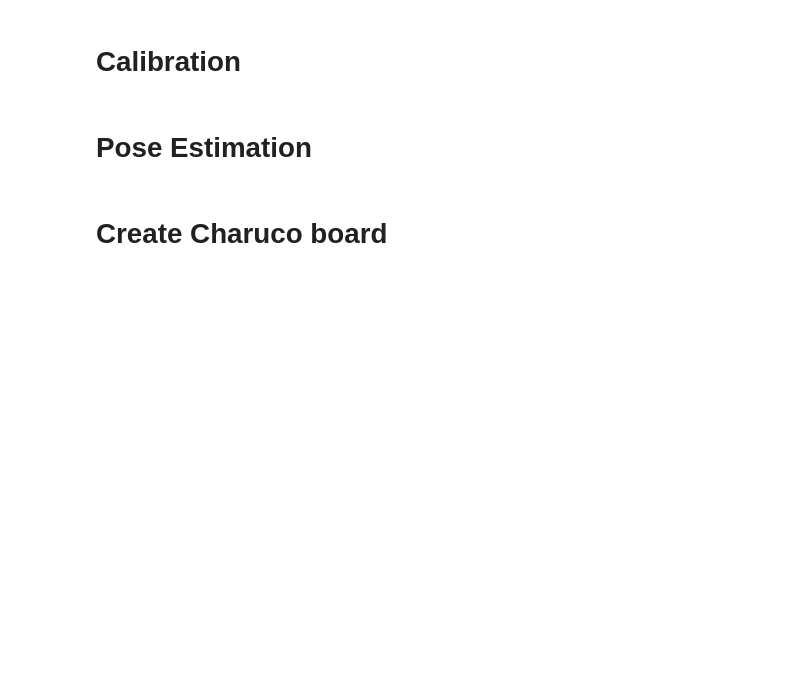
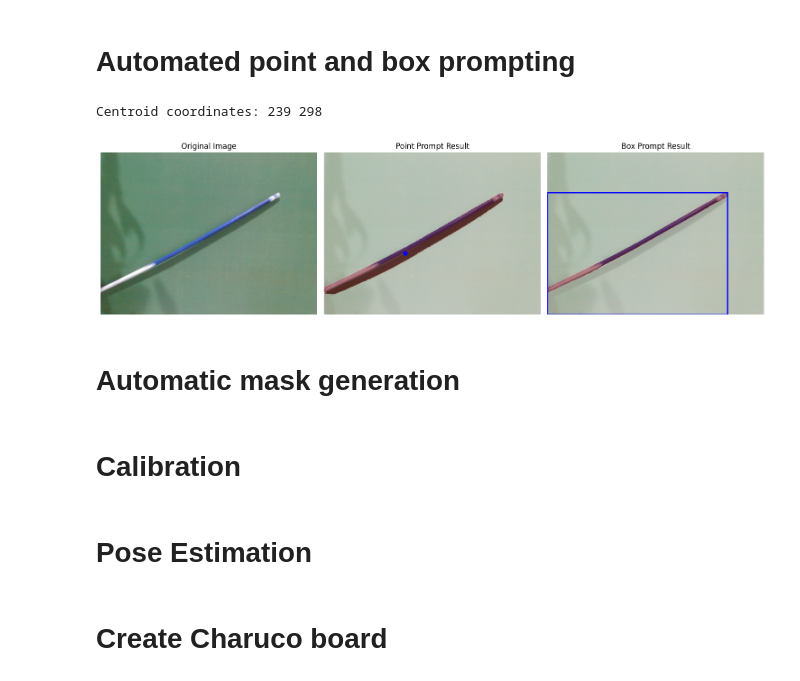
Before and after one commit to jasonkglim/Catheter-Perception, a Jupyter notebook: testing.ipynb, the cells around one changed output. Saved outputs shown, nothing was run; the diff lists cells and outputs as text; code cells hidden in the pictures; blank space fills up the shorter version.

```diff
--- a/testing.ipynb
+++ b/testing.ipynb
@@ -0,0 +107,68 @@
+# %% [markdown]
+# Automated point and box prompting
+# %%
+import cv2
+import numpy as np
+import torch
+from segment_anything import SamPredictor, sam_model_registry
+import matplotlib.pyplot as plt
+
+
+# ===============================================
+# ============ APPROACH 1: POINT PROMPT =========
+# ===============================================
+# Get the centroid of the binary mask
+M = cv2.moments(binary_mask)
+if M["m00"] != 0:
+    cx = int(M["m10"] / M["m00"])
+    cy = int(M["m01"] / M["m00"])
+    point_coords = np.array([[cx, cy]])
+else:
+    raise ValueError("No foreground pixels found in binary mask")
+
+print("Centroid coordinates:", cx, cy)
+
+
+point_labels = np.array([1])  # 1 = foreground
+
+masks_point, scores_point, _ = predictor.predict(
+    point_coords=point_coords,
+    point_labels=point_labels,
+    multimask_output=False,
+)
+
+# ===============================================
+# ============ APPROACH 2: BOX PROMPT ===========
+# ===============================================
+x, y, w, h = cv2.boundingRect(binary_mask)
+box = np.array([[x, y, x + w, y + h]])
+
+masks_box, scores_box, _ = predictor.predict(
+    box=box,
+    multimask_output=False
+)
+
+# ---- Visualize Results ----
+fig, axs = plt.subplots(1, 3, figsize=(15, 5))
+
+axs[0].imshow(image_rgb)
+axs[0].set_title("Original Image")
+
+axs[1].imshow(image_rgb)
+axs[1].imshow(masks_point[0], alpha=0.5, cmap='Reds')
+axs[1].scatter(cx, cy, c='blue', s=40)
+axs[1].set_title("Point Prompt Result")
+
+axs[2].imshow(image_rgb)
+axs[2].imshow(masks_box[0], alpha=0.5, cmap='Reds')
+axs[2].add_patch(plt.Rectangle((x, y), w, h, edgecolor='blue', facecolor='none', lw=2))
+axs[2].set_title("Box Prompt Result")
+
+for ax in axs:
+    ax.axis('off')
+
+plt.tight_layout()
+plt.show()
+# %% [output]
+Centroid coordinates: 239 298
+[figure, added]
@@ -0,0 +322,2 @@
+# %% [markdown]
+# Automatic mask generation
```
Also changed, not shown: parts of 10 cells of this notebook, 2 other files.
